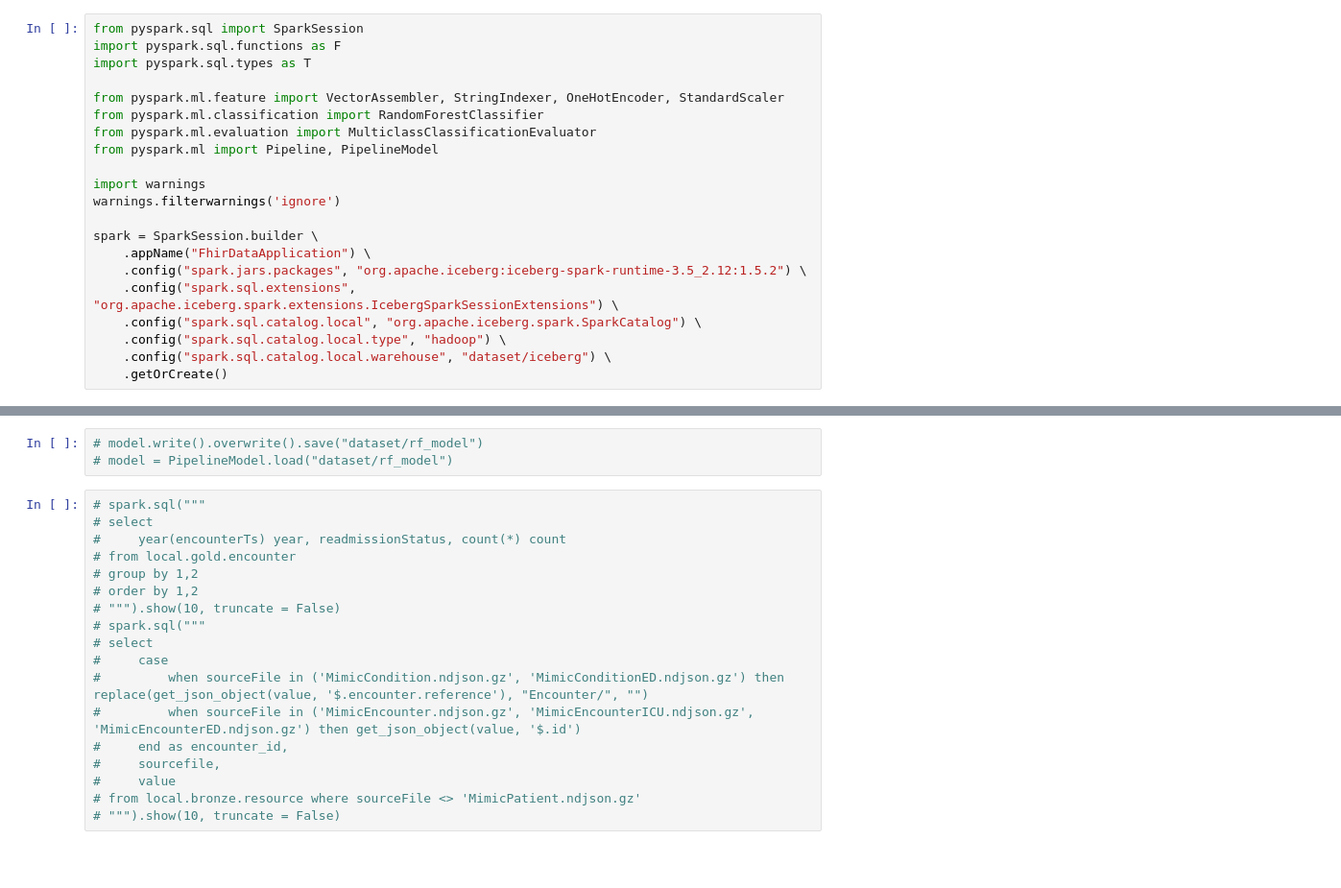
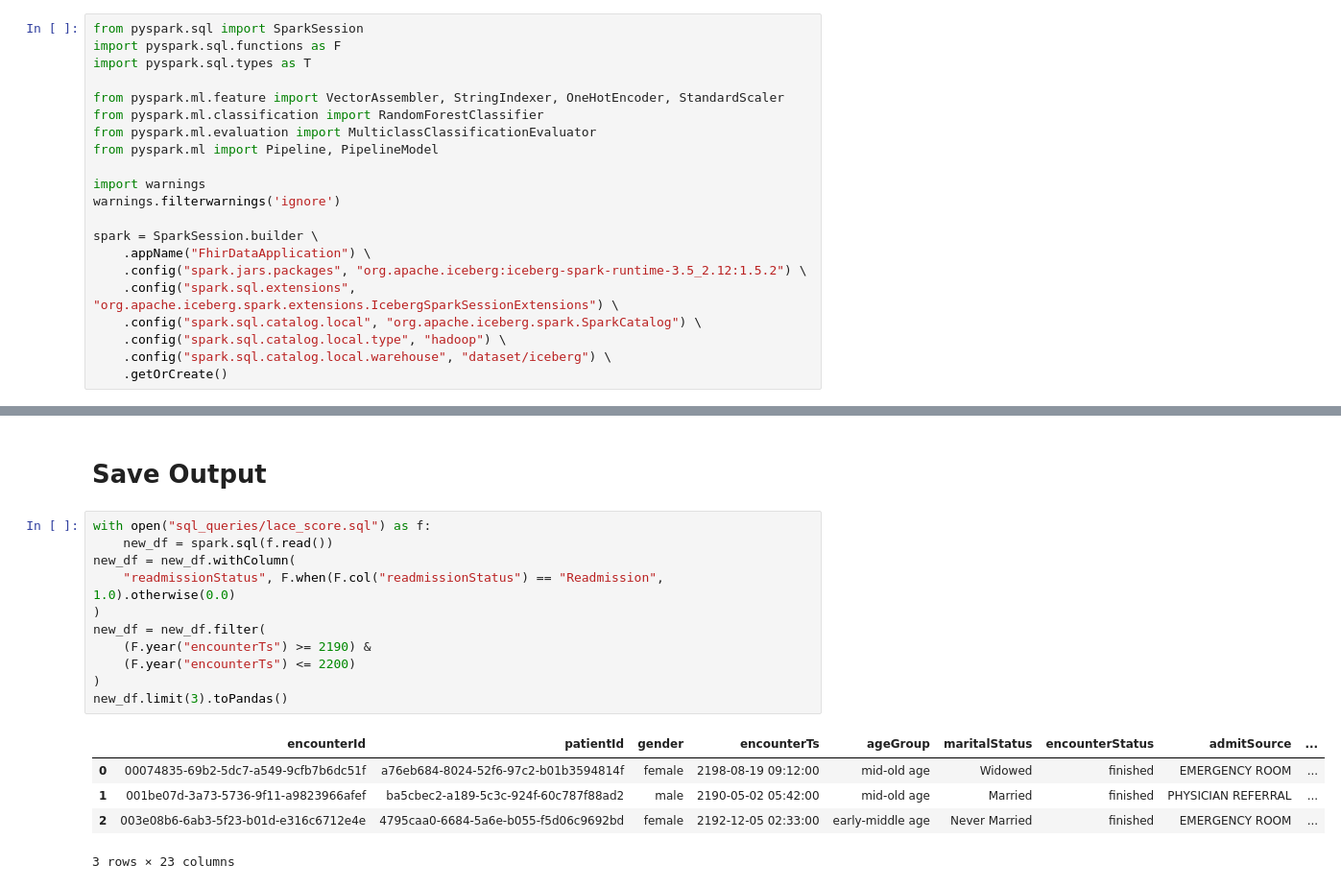
Before and after one commit to jayaspiya/patient-administrative-outcomes-predictive-model, a Jupyter notebook: app.ipynb, the cells around one changed output, grey strips where cells are left out. Shown at 96% size. Drawn from its saved outputs; the diff is of its cells as text; blank space fills up the shorter version.

Commit message:
Added Lace Score Calculation

```diff
--- a/app.ipynb
+++ b/app.ipynb
@@ -1613,21 +1604,19 @@ Accuracy: 76.97%
-# %%
-# model.write().overwrite().save("dataset/rf_model")
-# model = PipelineModel.load("dataset/rf_model")
-# %%
-# spark.sql("""
-# select
-#     year(encounterTs) year, readmissionStatus, count(*) count
-# from local.gold.encounter
-# group by 1,2
-# order by 1,2
-# """).show(10, truncate = False)
-# spark.sql("""
-# select
-#     case
-#         when sourceFile in ('MimicCondition.ndjson.gz', 'MimicConditionED.ndjson.gz') then replace(get_json_object(value, '$.encounter.reference'), "Encounter/", "")
-#         when sourceFile in ('MimicEncounter.ndjson.gz', 'MimicEncounterICU.ndjson.gz', 'MimicEncounterED.ndjson.gz') then get_json_object(value, '$.id')
-#     end as encounter_id,
-#     sourcefile,
-#     value
-# from local.bronze.resource where sourceFile <> 'MimicPatient.ndjson.gz'
-# """).show(10, truncate = False)
+# %% [markdown]
+# Save Output
+# %%
+with open("sql_queries/lace_score.sql") as f:
+    new_df = spark.sql(f.read())
+new_df = new_df.withColumn(
+    "readmissionStatus", F.when(F.col("readmissionStatus") == "Readmission", 1.0).otherwise(0.0)
+)
+new_df = new_df.filter(
+    (F.year("encounterTs") >= 2190) &
+    (F.year("encounterTs") <= 2200)
+)
+new_df.limit(3).toPandas()
+# %% [output]
+|  | encounterId | patientId | gender | encounterTs | ageGroup | maritalStatus | encounterStatus | admitSource | ... |
+| 0 | 00074835-69b2-5dc7-a549-9cfb7b6dc51f | a76eb684-8024-52f6-97c2-b01b3594814f | female | 2198-08-19 09:12:00 | mid-old age | Widowed | finished | EMERGENCY ROOM | ... |
+| 1 | 001be07d-3a73-5736-9f11-a9823966afef | ba5cbec2-a189-5c3c-924f-60c787f88ad2 | male | 2190-05-02 05:42:00 | mid-old age | Married | finished | PHYSICIAN REFERRAL | ... |
+| 2 | 003e08b6-6ab3-5f23-b01d-e316c6712e4e | 4795caa0-6684-5a6e-b055-f5d06c9692bd | female | 2192-12-05 02:33:00 | early-middle age | Never Married | finished | EMERGENCY ROOM | ... |
+3 rows × 23 columns
```
Also changed, not shown: parts of 5 cells of this notebook, 1 other file.
